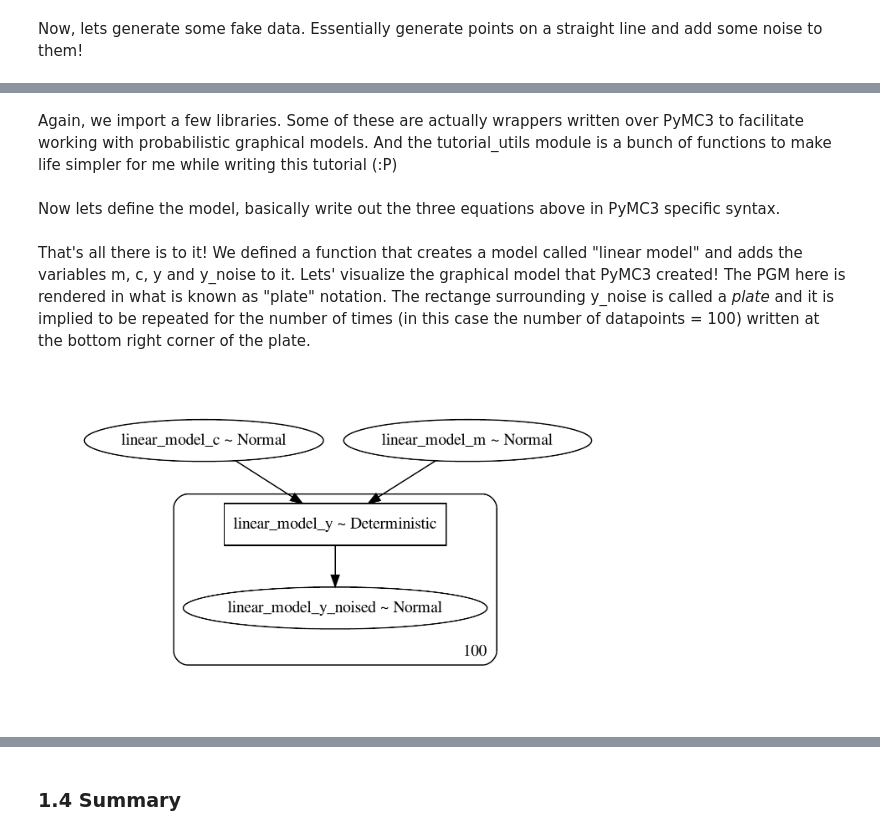
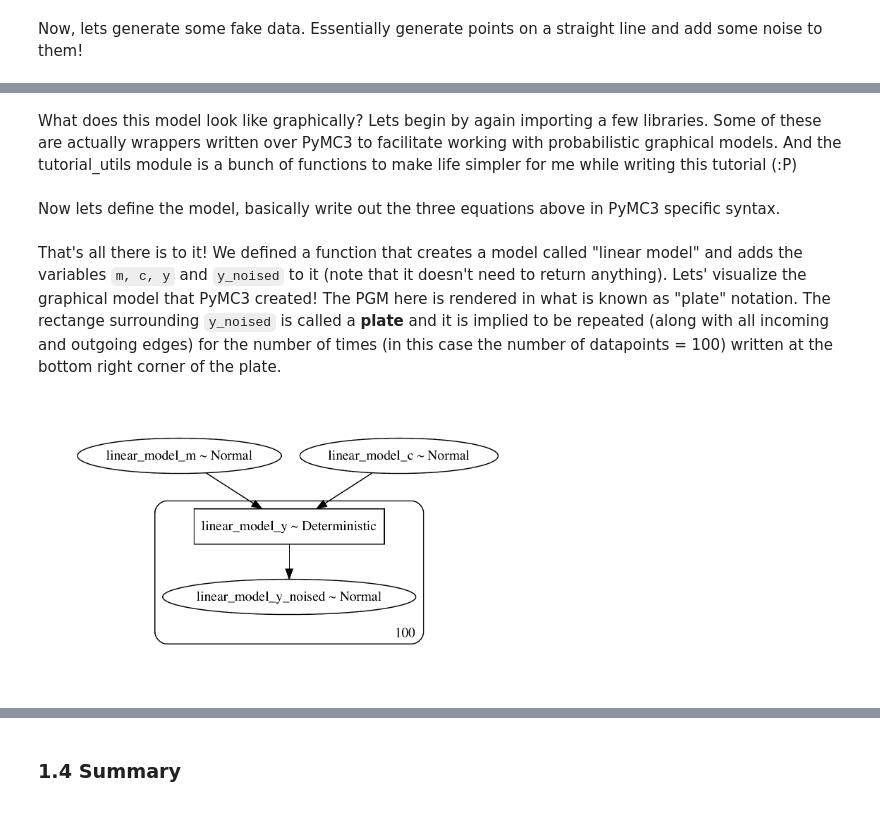
Before and after one commit to Tracyishere/Meta_Modeling_Demonstration_PBCC_2019, a Jupyter notebook: tutorial/tutorial.ipynb, the cells around one changed output, grey strips where cells are left out. Drawn from its saved outputs; the diff is of its cells as text; code cells hidden in the pictures.

````diff
--- a/tutorial/tutorial.ipynb
+++ b/tutorial/tutorial.ipynb
@@ -55,5 +69,5 @@ Alright, what does this model look like graphically?
 # %% [markdown]
-Again, we import a few libraries. Some of these are actually wrappers written over PyMC3 to facilitate working with probabilistic graphical models. And the tutorial_utils module is a bunch of functions to make life simpler for me while writing this tutorial (:P)
+What does this model look like graphically? Lets begin by again importing a few libraries. Some of these are actually wrappers written over PyMC3 to facilitate working with probabilistic graphical models. And the tutorial_utils module is a bunch of functions to make life simpler for me while writing this tutorial (:P)
 # %%
 import pymc3 as pm # the PyMC3 package
 
@@ -77,15 +91,15 @@ def linear_model(name="linear_model", inputs={}, evidence={}, start={}):
     x = inputs["x"]
     y = pm.Deterministic("y", m*x + c)
 
-    sigma_3 = 10
-    y_noise = pm.Normal("y_noised", mu=y, sigma=sigma_3, shape=len(x))
+    sigma_2 = 10
+    y_noised = pm.Normal("y_noised", mu=y, sigma=sigma_2, shape=len(x))
 # %% [markdown]
-That's all there is to it! We defined a function that creates a model called "linear model" and adds the variables m, c, y and y_noise to it. Lets' visualize the graphical model that PyMC3 created! The PGM here is rendered in what is known as "plate" notation. The rectange surrounding y_noise is called a <em>plate</em> and it is implied to be repeated for the number of times (in this case the number of datapoints = 100) written at the bottom right corner of the plate.
+That's all there is to it! We defined a function that creates a model called "linear model" and adds the variables ```m, c, y``` and ```y_noised``` to it (note that it doesn't need to return anything). Lets' visualize the graphical model that PyMC3 created! The PGM here is rendered in what is known as "plate" notation. The rectange surrounding ```y_noised``` is called a <strong>plate</strong> and it is implied to be repeated (along with all incoming and outgoing edges) for the number of times (in this case the number of datapoints = 100) written at the bottom right corner of the plate.
 # %%
 m1=linear_model(name="linear_model", inputs={"x":x}, evidence={}, start={})
-tu.visualize_model(m1, h=600, w=600)
+tu.visualize_model(m1, h=500, w=500)
 # %% [output]
-[figure, old version]
+[figure, new version]
 # %% [markdown]
 ### 1.2 Important terminology
 These terms will be helpful later on. For the sake of generality, I'll keep these descriptions short. You are encouraged to discuss / reach out later, if you have questions.
````
Also changed, not shown: parts of 39 cells of this notebook, 4 other files.
